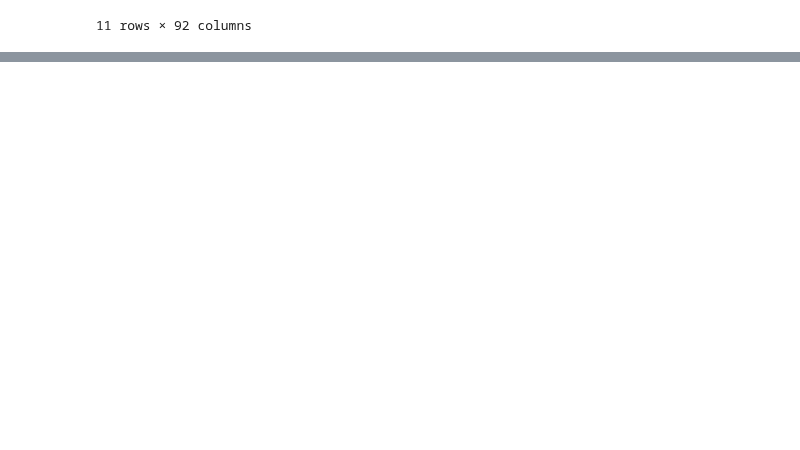
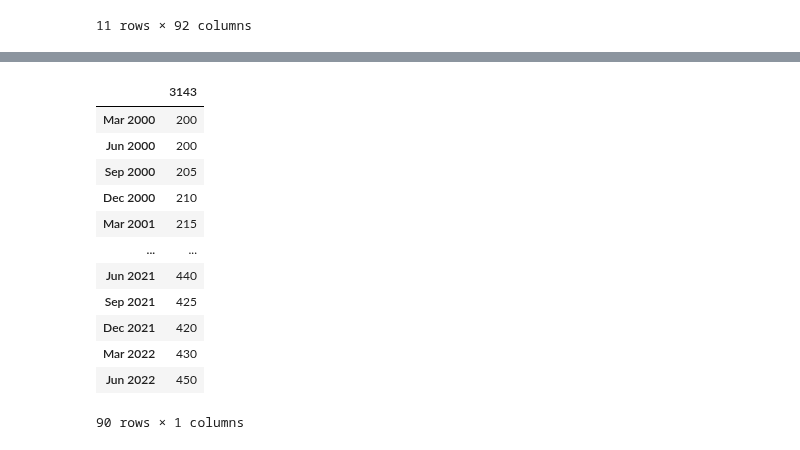
Before and after one commit to MAST30034-Applied-Data-Science/generic-real-estate-consulting-project-group-55, a Jupyter notebook: notebooks/past rent preprocess.ipynb, the cells around one changed output, grey strips where cells are left out. Cells and saved outputs as stored; diff of their text form; code cells hidden in the pictures; blank space fills up the shorter version.

```diff
--- a/notebooks/past rent preprocess.ipynb
+++ b/notebooks/past rent preprocess.ipynb
@@ -166,0 +125,17 @@ result[result.isnull().T.any()]
+# %%
+ceshi2 = ceshi.drop(list(df.transpose().drop('suburb').loc['postcode'])[2:], axis=1)
+ceshi2
+# %% [output]
+|  | 3143 |
+| Mar 2000 | 200 |
+| Jun 2000 | 200 |
+| Sep 2000 | 205 |
+| Dec 2000 | 210 |
+| Mar 2001 | 215 |
+| ... | ... |
+| Jun 2021 | 440 |
+| Sep 2021 | 425 |
+| Dec 2021 | 420 |
+| Mar 2022 | 430 |
+| Jun 2022 | 450 |
+90 rows × 1 columns
```
Also changed, not shown: parts of 9 cells of this notebook.
